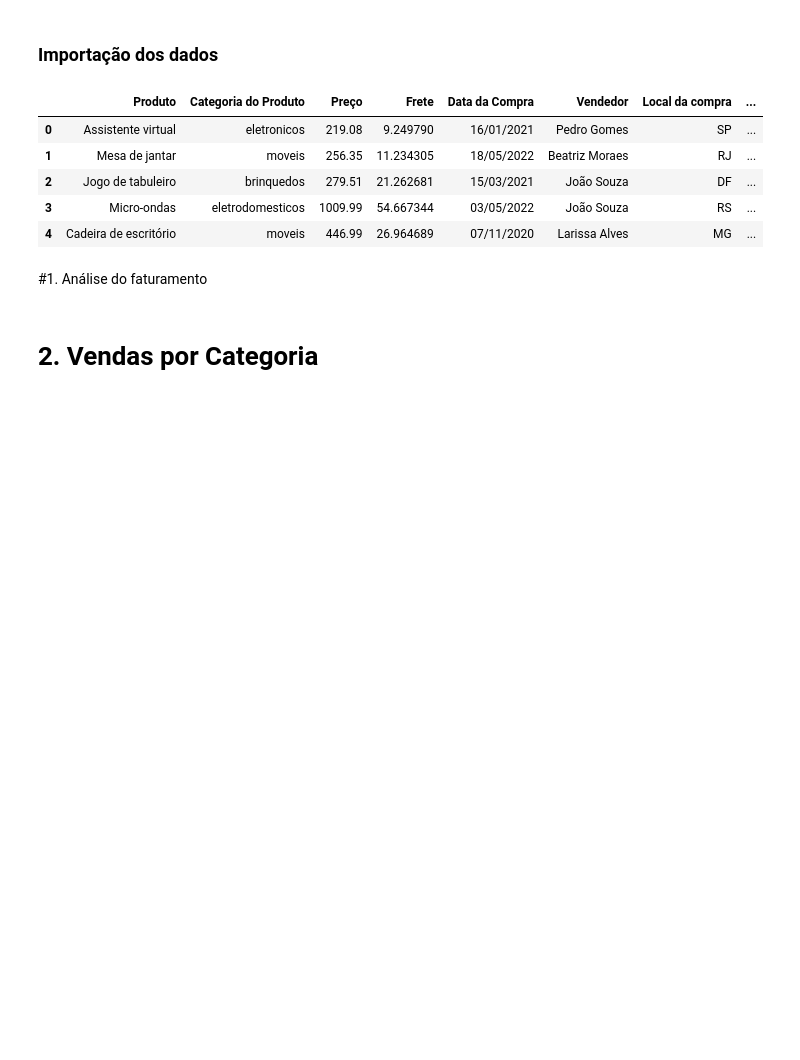
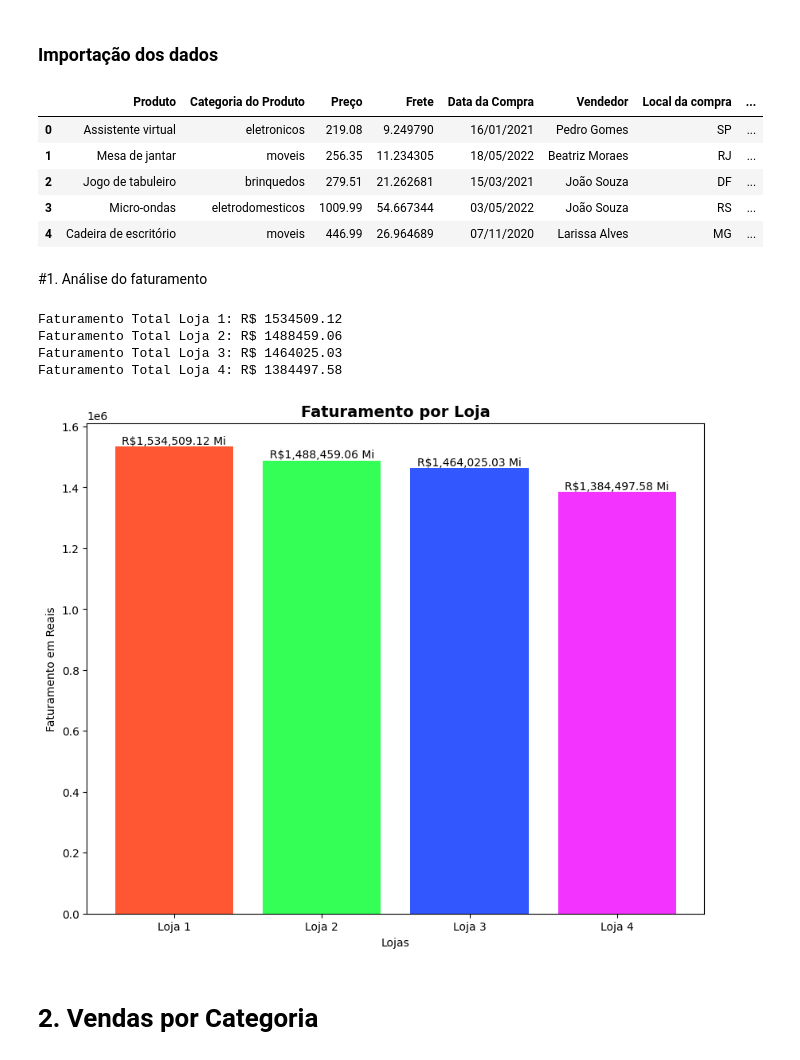
Before and after one commit to Rafael-Henrique07/challenge_alura_store, a Jupyter notebook: Alura_Store.ipynb, the cells around one changed output. Drawn from its saved outputs; the diff is of its cells as text; code cells hidden in the pictures; blank space fills up the shorter version.

```diff
--- a/Alura_Store.ipynb
+++ b/Alura_Store.ipynb
@@ -23,5 +24,37 @@ loja.head()
 | 4 | Cadeira de escritório | moveis | 446.99 | 26.964689 | 07/11/2020 | Larissa Alves | MG | ... |
 # %% [markdown]
 #1. Análise do faturamento
+# %%
+faturamento_loja1 = loja["Preço"].sum()
+faturamento_loja2 = loja2["Preço"].sum()
+faturamento_loja3 = loja3["Preço"].sum()
+faturamento_loja4 = loja4["Preço"].sum()
+
+print(f'Faturamento Total Loja 1: R$ {faturamento_loja1}')
+print(f'Faturamento Total Loja 2: R$ {faturamento_loja2}')
+print(f'Faturamento Total Loja 3: R$ {faturamento_loja3}')
+print(f'Faturamento Total Loja 4: R$ {faturamento_loja4}')
+
+faturamentos = [faturamento_loja1, faturamento_loja2, faturamento_loja3, faturamento_loja4]
+lojas = ['Loja 1', 'Loja 2', 'Loja 3', 'Loja 4']
+# %% [output]
+Faturamento Total Loja 1: R$ 1534509.12
+Faturamento Total Loja 2: R$ 1488459.06
+Faturamento Total Loja 3: R$ 1464025.03
+Faturamento Total Loja 4: R$ 1384497.58
+# %%
+faturamento_Total = [faturamento_loja1, faturamento_loja2, faturamento_loja3, faturamento_loja4]
+lojas = ['Loja 1', 'Loja 2', 'Loja 3', 'Loja 4']
+grafico = ['#FF5733', '#33FF57', '#3357FF', '#F333FF']
+
+plt.figure(figsize=(10, 8))
+bars = plt.bar(lojas,faturamento_Total, color = grafico)
+plt.xlabel('Lojas')
+plt.ylabel('Faturamento em Reais')
+plt.title('Faturamento por Loja', fontsize=14, fontweight='bold')
+plt.bar_label(bars, fmt='R${:,.2f} Mi')
+plt.show()
+# %% [output]
+[figure, added]
 # %% [markdown]
 # 2. Vendas por Categoria
```
Also changed, not shown: parts of 7 cells of this notebook.
